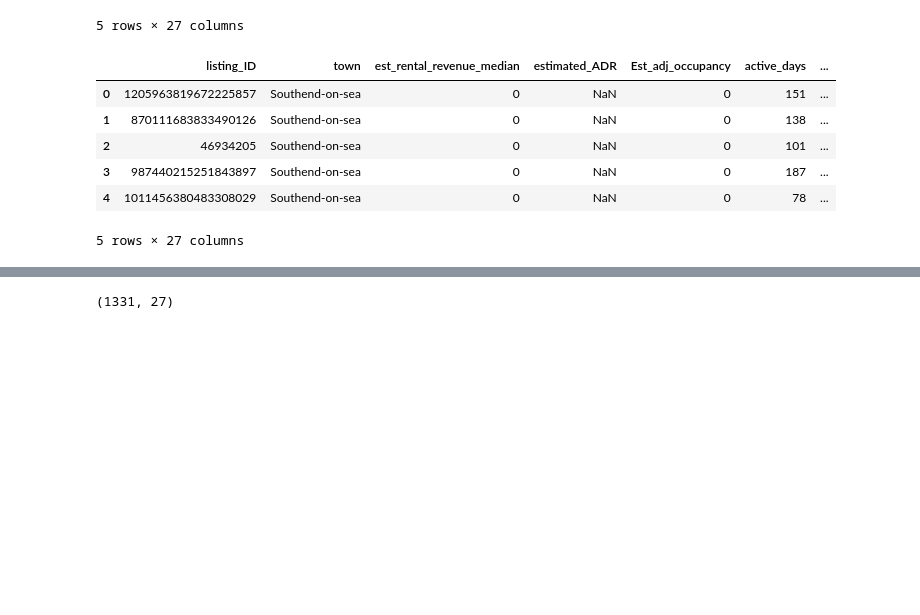
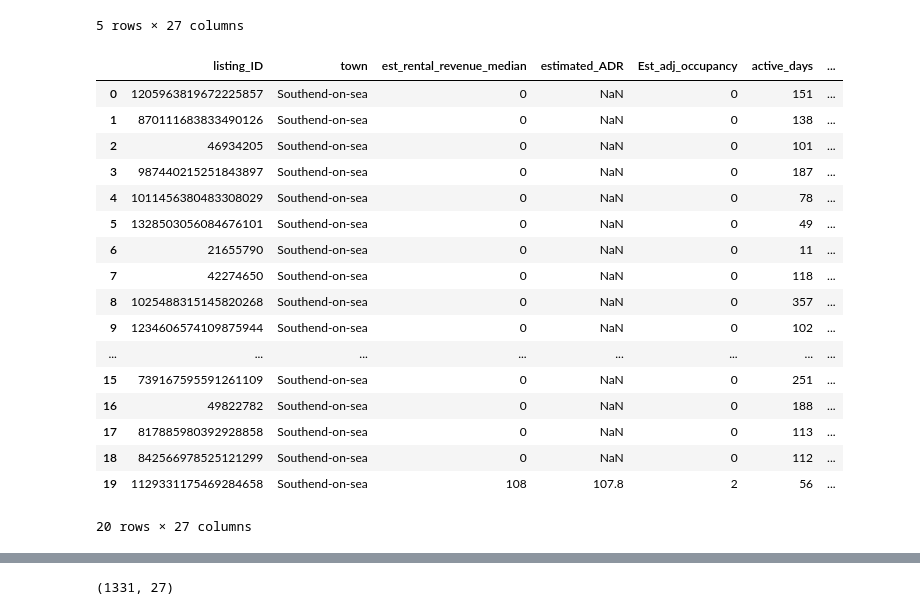
Before and after one commit to AvChilds/serviced_accommodation_ML_project, a Jupyter notebook: masters_assignment_1.ipynb, the cells around one changed output, grey strips where cells are left out. Saved outputs shown, nothing was run; the diff lists cells and outputs as text; code cells hidden in the pictures; blank space fills up the shorter version.

```diff
--- a/masters_assignment_1.ipynb
+++ b/masters_assignment_1.ipynb
@@ -54,15 +54,26 @@ airbnb_2bed.head(5)
 5 rows × 27 columns
 # %%
 airbnb_3bed= pd.read_csv("data/airbnb_essex_3bed.csv")
-airbnb_3bed.head(5)
+airbnb_3bed.head(20)
 # %% [output]
 |  | listing_ID | town | est_rental_revenue_median | estimated_ADR | Est_adj_occupancy | active_days | ... |
 | 0 | 1205963819672225857 | Southend-on-sea | 0 | NaN | 0 | 151 | ... |
 | 1 | 870111683833490126 | Southend-on-sea | 0 | NaN | 0 | 138 | ... |
 | 2 | 46934205 | Southend-on-sea | 0 | NaN | 0 | 101 | ... |
 | 3 | 987440215251843897 | Southend-on-sea | 0 | NaN | 0 | 187 | ... |
 | 4 | 1011456380483308029 | Southend-on-sea | 0 | NaN | 0 | 78 | ... |
+| 5 | 1328503056084676101 | Southend-on-sea | 0 | NaN | 0 | 49 | ... |
+| 6 | 21655790 | Southend-on-sea | 0 | NaN | 0 | 11 | ... |
+| 7 | 42274650 | Southend-on-sea | 0 | NaN | 0 | 118 | ... |
+| 8 | 1025488315145820268 | Southend-on-sea | 0 | NaN | 0 | 357 | ... |
+| 9 | 1234606574109875944 | Southend-on-sea | 0 | NaN | 0 | 102 | ... |
+| ... | ... | ... | ... | ... | ... | ... | ... |
+| 15 | 739167595591261109 | Southend-on-sea | 0 | NaN | 0 | 251 | ... |
+| 16 | 49822782 | Southend-on-sea | 0 | NaN | 0 | 188 | ... |
+| 17 | 817885980392928858 | Southend-on-sea | 0 | NaN | 0 | 113 | ... |
+| 18 | 842566978525121299 | Southend-on-sea | 0 | NaN | 0 | 112 | ... |
+| 19 | 1129331175469284658 | Southend-on-sea | 108 | 107.8 | 2 | 56 | ... |
-5 rows × 27 columns
+20 rows × 27 columns
 # %%
 #checking data of both data files
 
```
Also changed, not shown: parts of 14 cells of this notebook.
